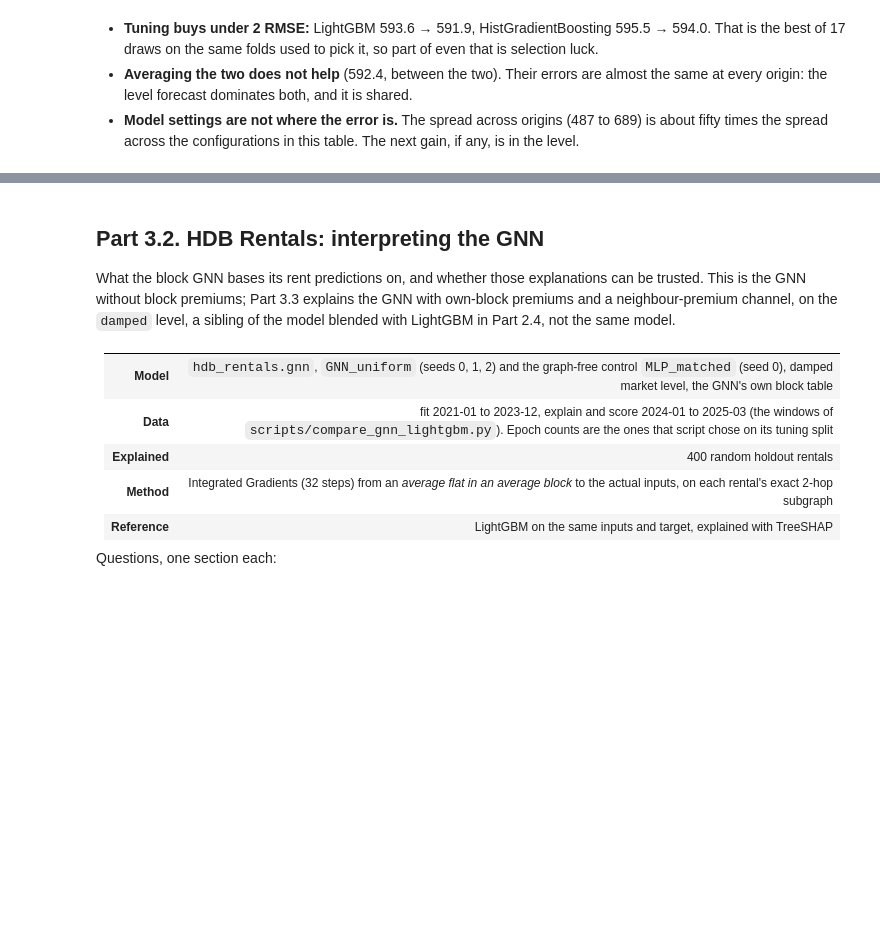
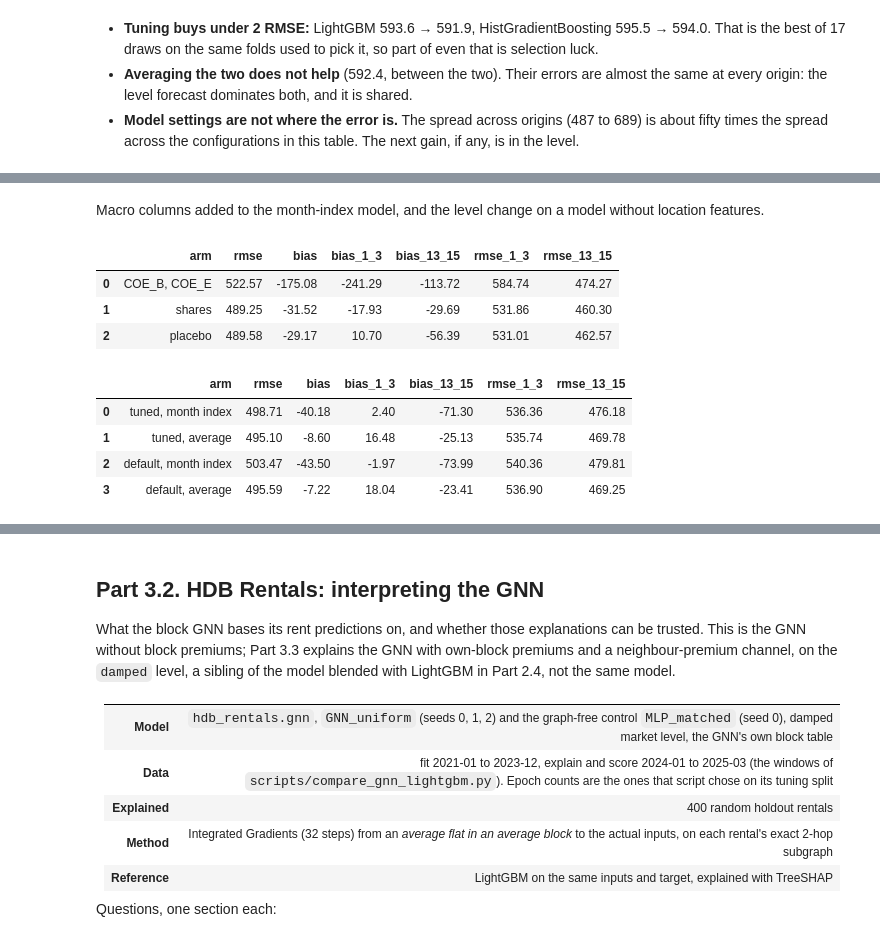
Before and after one commit to sidneyting/hdb-rentals, a Jupyter notebook: notebooks/3_evaluation.ipynb, the cells around one changed output, grey strips where cells are left out. Cells and saved outputs as stored; diff of their text form; code cells hidden in the pictures; blank space fills up the shorter version.

```diff
--- a/notebooks/3_evaluation.ipynb
+++ b/notebooks/3_evaluation.ipynb
@@ -661,0 +705,17 @@ spread across the configurations in this table. The next gain, if any, is in the
+# %% [markdown]
+Macro columns added to the month-index model, and the level change on a model without location features.
+# %%
+pd.read_csv(LEVEL_OUT / "macro.csv")
+# %% [output]
+|  | arm | rmse | bias | bias_1_3 | bias_13_15 | rmse_1_3 | rmse_13_15 |
+| 0 | COE_B, COE_E | 522.57 | -175.08 | -241.29 | -113.72 | 584.74 | 474.27 |
+| 1 | shares | 489.25 | -31.52 | -17.93 | -29.69 | 531.86 | 460.30 |
+| 2 | placebo | 489.58 | -29.17 | 10.70 | -56.39 | 531.01 | 462.57 |
+# %%
+pd.read_csv(LEVEL_OUT / "no_location.csv")
+# %% [output]
+|  | arm | rmse | bias | bias_1_3 | bias_13_15 | rmse_1_3 | rmse_13_15 |
+| 0 | tuned, month index | 498.71 | -40.18 | 2.40 | -71.30 | 536.36 | 476.18 |
+| 1 | tuned, average | 495.10 | -8.60 | 16.48 | -25.13 | 535.74 | 469.78 |
+| 2 | default, month index | 503.47 | -43.50 | -1.97 | -73.99 | 540.36 | 479.81 |
+| 3 | default, average | 495.59 | -7.22 | 18.04 | -23.41 | 536.90 | 469.25 |
```
Also changed, not shown: parts of 11 cells of this notebook, 27 other files.
